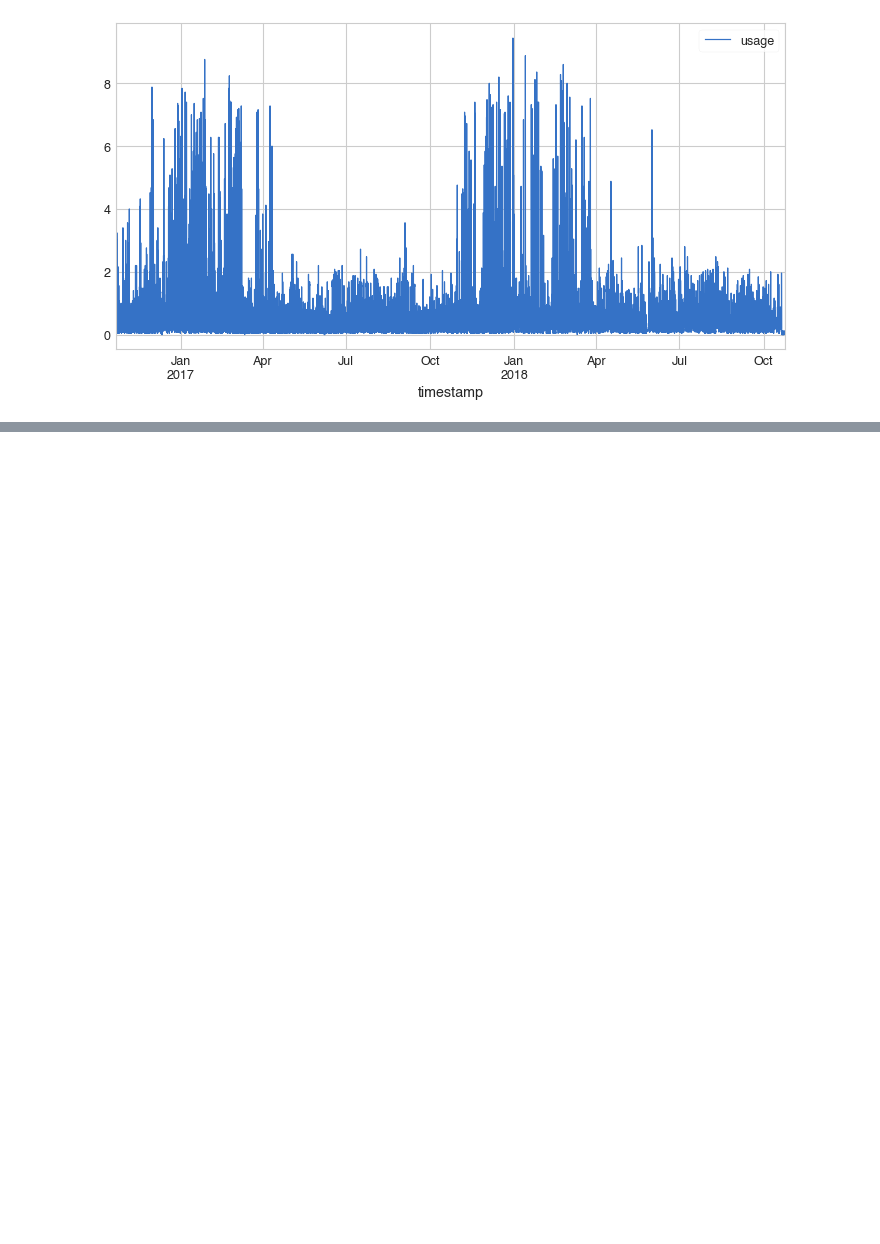
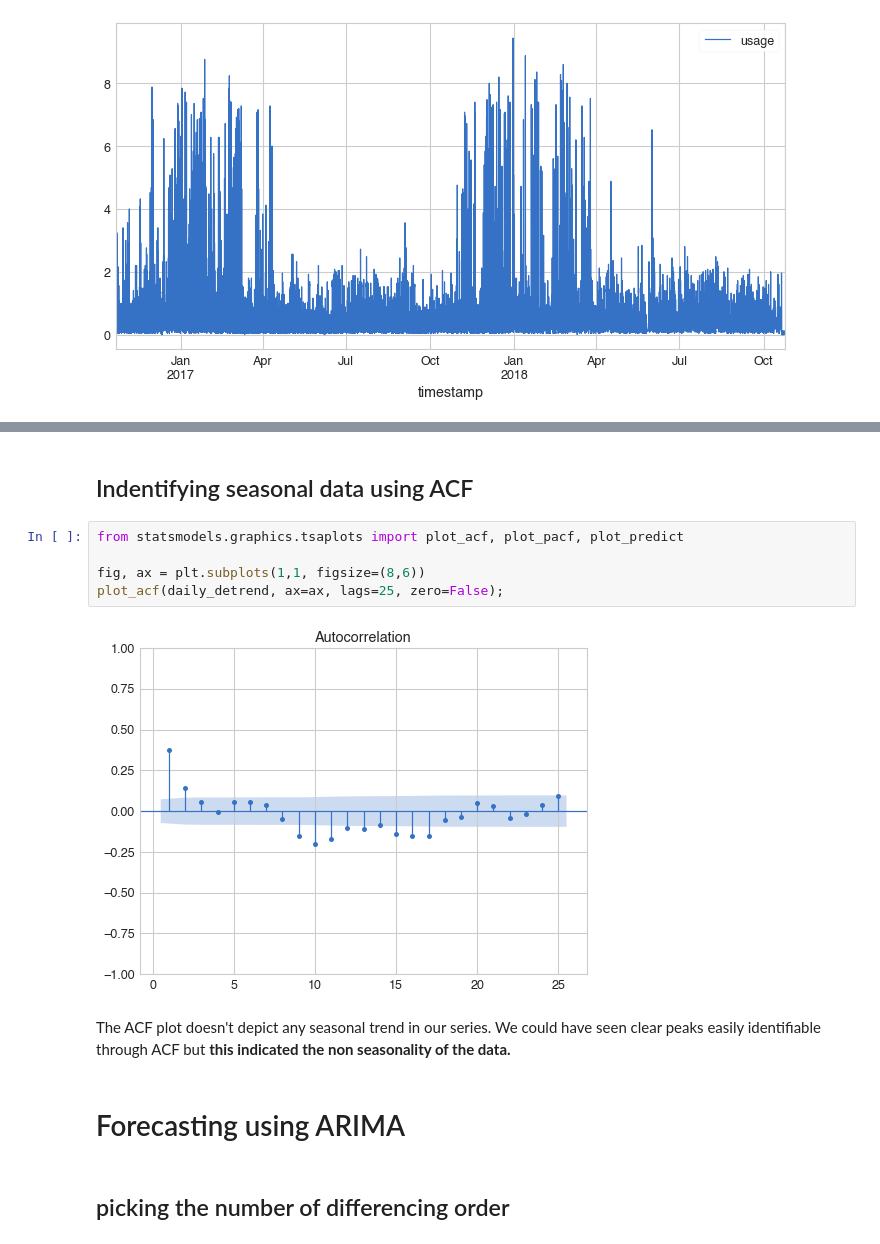
Before and after one commit to Oumnia-Sdn/IOTTimeSeries, a Jupyter notebook: notebooks/Energy Consumption Predictions.ipynb, the cells around one changed output, grey strips where cells are left out. Saved outputs shown, nothing was run; the diff lists cells and outputs as text; blank space fills up the shorter version.

```diff
--- a/notebooks/Energy Consumption Predictions.ipynb
+++ b/notebooks/Energy Consumption Predictions.ipynb
@@ -185,0 +252,15 @@ plt.show()
+# %% [markdown]
+## Indentifying seasonal data using ACF
+# %%
+from statsmodels.graphics.tsaplots import plot_acf, plot_pacf, plot_predict
+
+fig, ax = plt.subplots(1,1, figsize=(8,6))
+plot_acf(daily_detrend, ax=ax, lags=25, zero=False);
+# %% [output]
+[figure, added]
+# %% [markdown]
+The ACF plot doesn't depict any seasonal trend in our series. We could have seen clear peaks easily identifiable through ACF but **this indicated the non seasonality of the data.**
+# %% [markdown]
+# Forecasting using ARIMA
+# %% [markdown]
+## picking the number of differencing order
```
Also changed, not shown: parts of 34 cells of this notebook.
